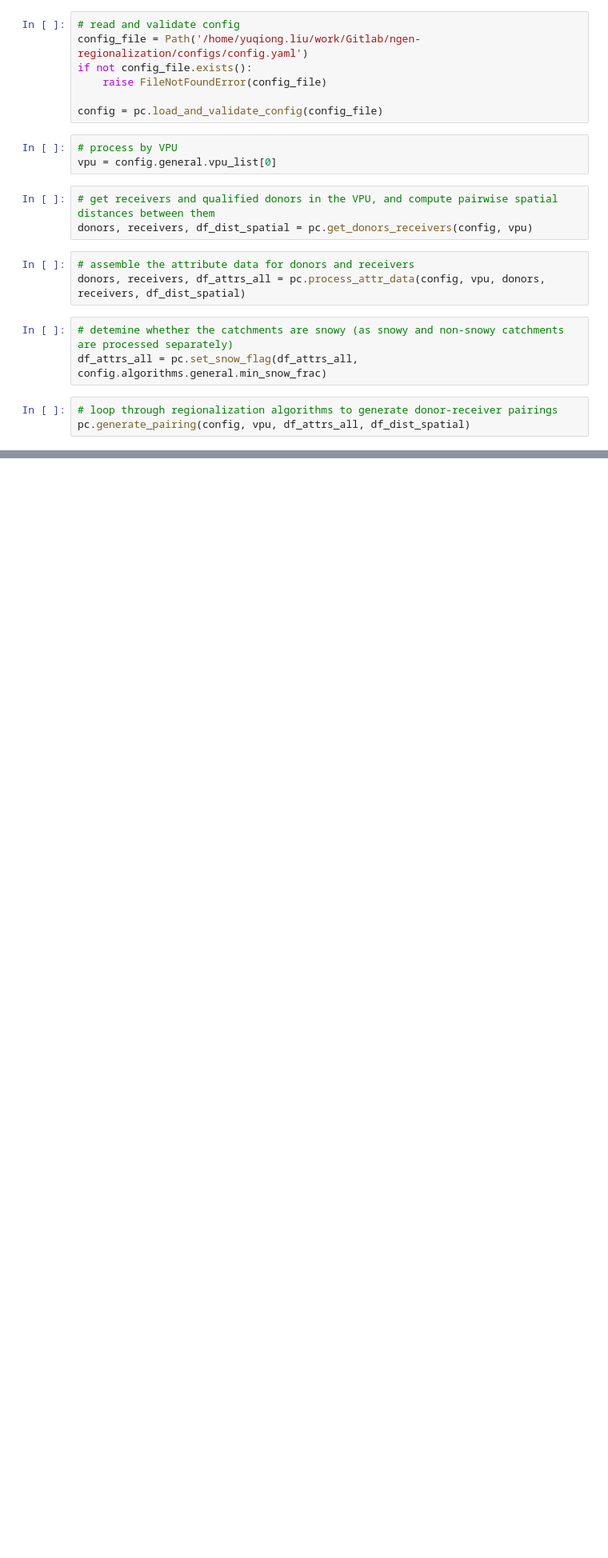
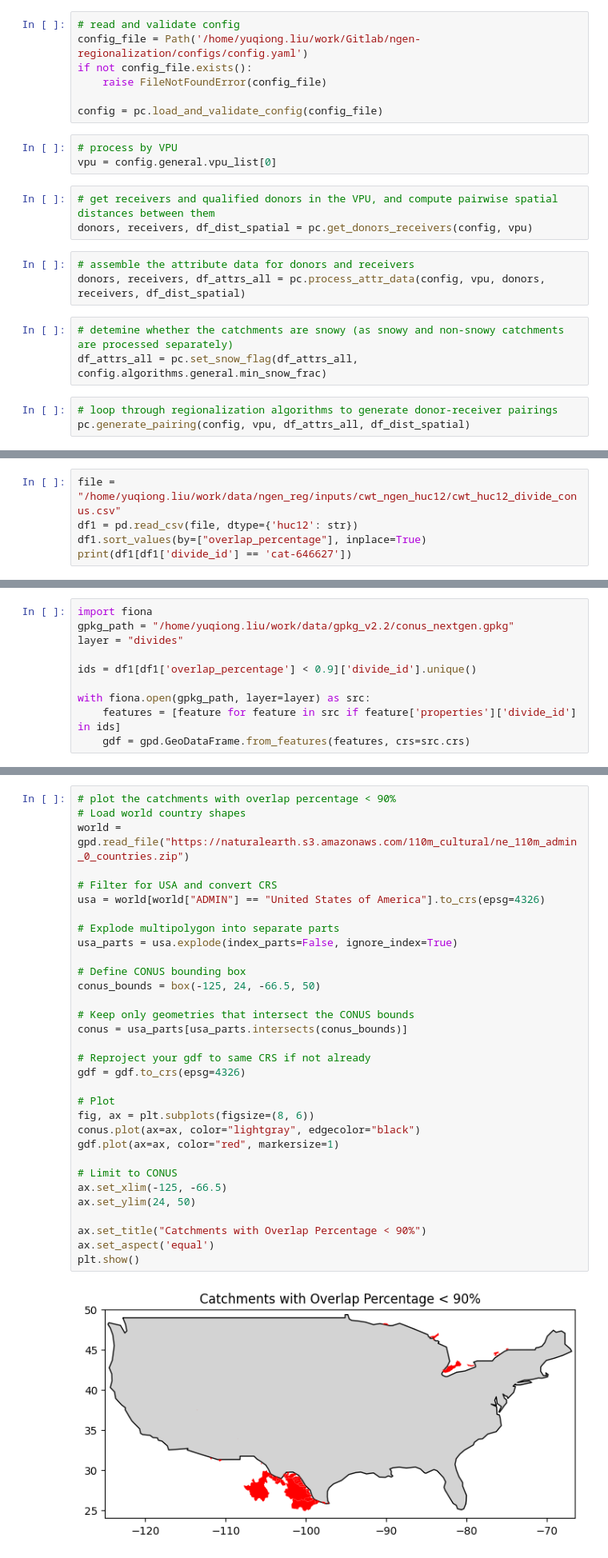
Before and after one commit to NGWPC/nwm-region-mgr, a Jupyter notebook: notebooks/test_ngen_regionalization.ipynb, the cells around one changed output, grey strips where cells are left out. Shown at 80% size. Cells and saved outputs as stored; diff of their text form; blank space fills up the shorter version.

```diff
--- a/notebooks/test_ngen_regionalization.ipynb
+++ b/notebooks/test_ngen_regionalization.ipynb
@@ -36,0 +55,5 @@ pc.generate_pairing(config, vpu, df_attrs_all, df_dist_spatial)
+# %%
+file = "/home/yuqiong.liu/work/data/ngen_reg/inputs/cwt_ngen_huc12/cwt_huc12_divide_conus.csv"
+df1 = pd.read_csv(file, dtype={'huc12': str})
+df1.sort_values(by=["overlap_percentage"], inplace=True)
+print(df1[df1['divide_id'] == 'cat-646627'])
@@ -36,0 +79,10 @@ pc.generate_pairing(config, vpu, df_attrs_all, df_dist_spatial)
+# %%
+import fiona
+gpkg_path = "/home/yuqiong.liu/work/data/gpkg_v2.2/conus_nextgen.gpkg"
+layer = "divides"
+
+ids = df1[df1['overlap_percentage'] < 0.9]['divide_id'].unique()
+
+with fiona.open(gpkg_path, layer=layer) as src:
+    features = [feature for feature in src if feature['properties']['divide_id'] in ids]
+    gdf = gpd.GeoDataFrame.from_features(features, crs=src.crs)
@@ -36,0 +91,34 @@ pc.generate_pairing(config, vpu, df_attrs_all, df_dist_spatial)
+# %%
+# plot the catchments with overlap percentage < 90%
+# Load world country shapes
+world = gpd.read_file("https://naturalearth.s3.amazonaws.com/110m_cultural/ne_110m_admin_0_countries.zip")
+
+# Filter for USA and convert CRS
+usa = world[world["ADMIN"] == "United States of America"].to_crs(epsg=4326)
+
+# Explode multipolygon into separate parts
+usa_parts = usa.explode(index_parts=False, ignore_index=True)
+
+# Define CONUS bounding box
+conus_bounds = box(-125, 24, -66.5, 50)
+
+# Keep only geometries that intersect the CONUS bounds
+conus = usa_parts[usa_parts.intersects(conus_bounds)]
+
+# Reproject your gdf to same CRS if not already
+gdf = gdf.to_crs(epsg=4326)
+
+# Plot
+fig, ax = plt.subplots(figsize=(8, 6))
+conus.plot(ax=ax, color="lightgray", edgecolor="black")
+gdf.plot(ax=ax, color="red", markersize=1)
+
+# Limit to CONUS
+ax.set_xlim(-125, -66.5)
+ax.set_ylim(24, 50)
+
+ax.set_title("Catchments with Overlap Percentage < 90%")
+ax.set_aspect('equal')
+plt.show()
+# %% [output]
+[figure, added]
```
Also changed, not shown: parts of 5 cells of this notebook, 19 other files.
